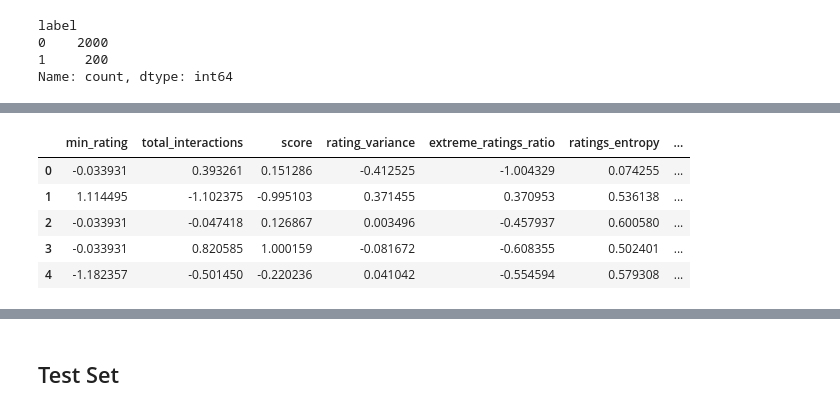
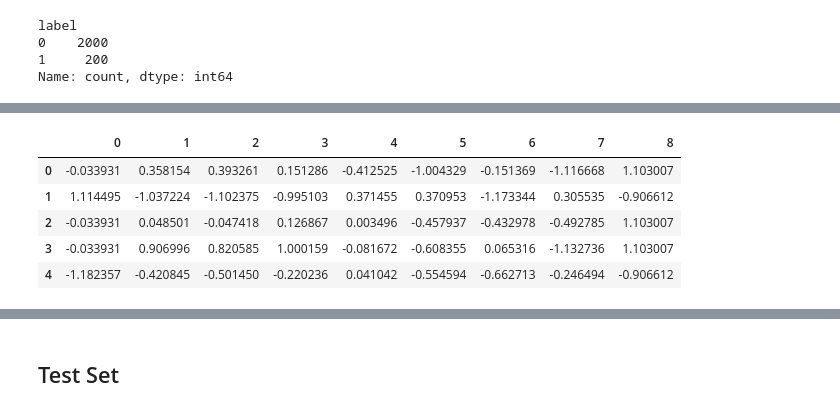
Before and after one commit to timooo-thy/CS421-ML-Competition, a Jupyter notebook: Project.ipynb, the cells around one changed output, grey strips where cells are left out. Drawn from its saved outputs; the diff is of its cells as text; code cells hidden in the pictures.

```diff
--- a/Project.ipynb
+++ b/Project.ipynb
@@ -116,14 +116,13 @@ for group in groups_X:
     rating_range = (group['rating'].max() - group['rating'].min())
     unique_items = group['item'].nunique()
     ratings_count = group['rating'].value_counts(normalize=True)
-    ratings_entropy = entropy(ratings_count)
     item_diversity = group['item'].nunique() / merged_data['item'].nunique()
     proportion_of_5_stars = (group['rating'] == 5).sum() / group.shape[0]
     proportion_of_1_star = (group['rating'] == 1).sum() / group.shape[0]
     mode_count = group['rating'].value_counts(dropna=True).max()
     mode_ratio = mode_count / total_interactions
-    median_rating = group['rating'].median()
     average_rating = group['rating'].mean()
+    test = total_interactions * total_interactions
 
     score = 0
     for item in group['item']:
@@ -136,14 +135,13 @@ for group in groups_X:
         'user': user,
         'label': label,
         'min_rating': min_rating,
+        'test': test,
         'total_interactions': total_interactions,
         'score': score,
         'rating_variance': rating_variance,
         'extreme_ratings_ratio': extreme_ratings_ratio,
-        'ratings_entropy': ratings_entropy,
         'mode_ratio': mode_ratio,
         'average_rating': average_rating,
-        # 'median_rating': median_rating,
         # 'rating_range': rating_range,
         # 'unique_items': unique_items,
         # 'item_diversity': item_diversity,
@@ -153,6 +151,8 @@ for group in groups_X:
 
 # Create a DataFrame with the features
 features_df = pd.DataFrame(features_list)
+min_rating_1 = features_df['min_rating'] == 1
+features_df['min_rating_1'] = min_rating_1.astype(int)
 min_rating_0 = features_df['min_rating'] == 0
-features_df['min_rating_0'] = min_rating_0.astype(int)
-features_df.head()
+# features_df['min_rating_0'] = min_rating_0.astype(int)
+# features_df.head()
@@ -310,33 +275,34 @@ _________________________________________________________________
 # %%
 from sklearn.model_selection import train_test_split, StratifiedKFold
+from sklearn.decomposition import PCA
 from sklearn.metrics import roc_auc_score
 import numpy as np
-from imblearn.pipeline import Pipeline
 from imblearn.over_sampling import SMOTE
-from imblearn.under_sampling import RandomUnderSampler
 from sklearn.model_selection import train_test_split
 from sklearn.preprocessing import StandardScaler
 
 X = features_df.drop(['label'], axis=1)
 y = features_df['label']
 
 X_main, X_test, y_main, y_test = train_test_split(X, y, test_size=0.2, random_state=42, stratify=y)
 
 # Assuming features_df is your DataFrame and feature_columns are your columns of interest
 scaler = StandardScaler()
 
 X_main = scaler.fit_transform(X_main)
 X_test = scaler.transform(X_test)
 
-X_main = pd.DataFrame(X_main, columns=X.columns)
+# pca = PCA(n_components=0.99)
 
-skf = StratifiedKFold(n_splits=5, shuffle=True, random_state=42)
+# X_main = pca.fit_transform(X_main)
+# X_test = pca.transform(X_test)
 
+X_main = pd.DataFrame(X_main)
 X_main.head()
 # %% [output]
-|  | min_rating | total_interactions | score | rating_variance | extreme_ratings_ratio | ratings_entropy | ... |
-| 0 | -0.033931 | 0.393261 | 0.151286 | -0.412525 | -1.004329 | 0.074255 | ... |
-| 1 | 1.114495 | -1.102375 | -0.995103 | 0.371455 | 0.370953 | 0.536138 | ... |
-| 2 | -0.033931 | -0.047418 | 0.126867 | 0.003496 | -0.457937 | 0.600580 | ... |
-| 3 | -0.033931 | 0.820585 | 1.000159 | -0.081672 | -0.608355 | 0.502401 | ... |
-| 4 | -1.182357 | -0.501450 | -0.220236 | 0.041042 | -0.554594 | 0.579308 | ... |
+|  | 0 | 1 | 2 | 3 | 4 | 5 | 6 | 7 | 8 |
+| 0 | -0.033931 | 0.358154 | 0.393261 | 0.151286 | -0.412525 | -1.004329 | -0.151369 | -1.116668 | 1.103007 |
+| 1 | 1.114495 | -1.037224 | -1.102375 | -0.995103 | 0.371455 | 0.370953 | -1.173344 | 0.305535 | -0.906612 |
+| 2 | -0.033931 | 0.048501 | -0.047418 | 0.126867 | 0.003496 | -0.457937 | -0.432978 | -0.492785 | 1.103007 |
+| 3 | -0.033931 | 0.906996 | 0.820585 | 1.000159 | -0.081672 | -0.608355 | 0.065316 | -1.132736 | 1.103007 |
+| 4 | -1.182357 | -0.420845 | -0.501450 | -0.220236 | 0.041042 | -0.554594 | -0.662713 | -0.246494 | -0.906612 |
```
Also changed, not shown: parts of 31 cells of this notebook, 5 other files.
